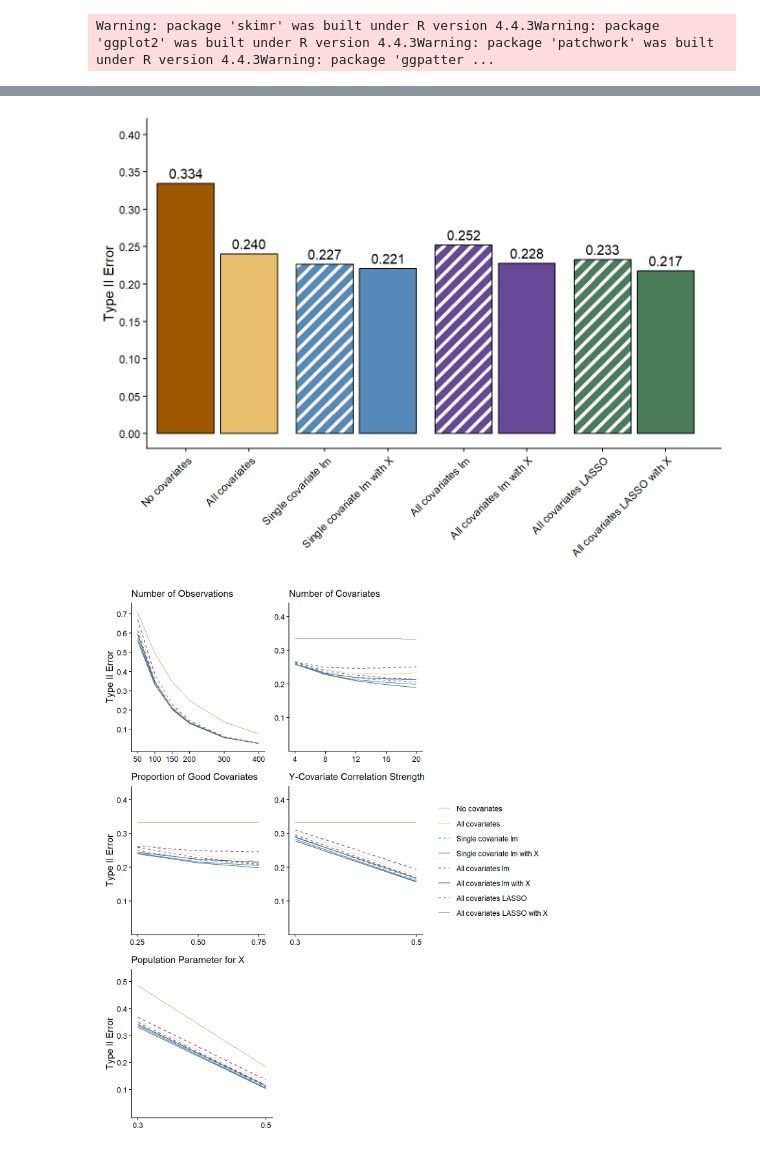
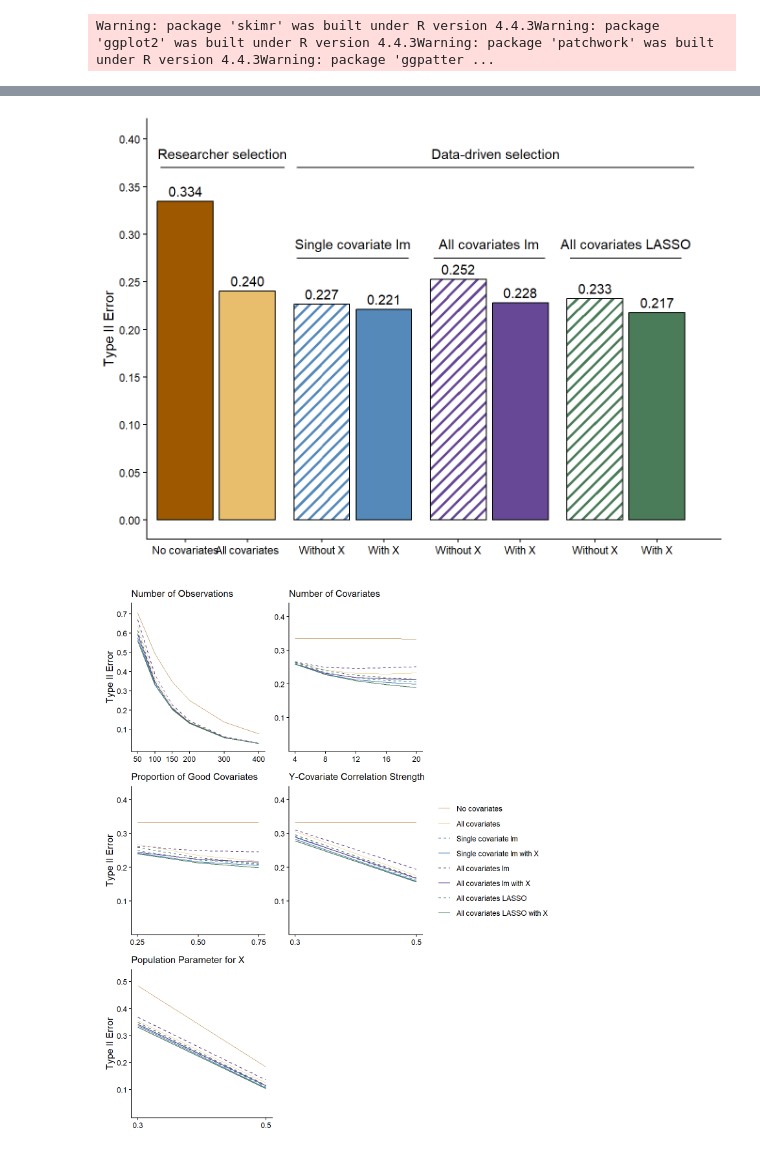
Before and after one commit to jjcurtin/study_cov, a Jupyter notebook: notebooks/mak_figures.embed.ipynb, the cells around one changed output, grey strips where cells are left out. Saved outputs shown, nothing was run; the diff lists cells and outputs as text; code cells hidden in the pictures.

```diff
--- a/notebooks/mak_figures.embed.ipynb
+++ b/notebooks/mak_figures.embed.ipynb
@@ -53,28 +53,28 @@ rm(d_20_covs, d_n50, d2_0, d2_03, d2_05, d_wo_x_og, d_wo_x_new)
 #| label: factor levels
 
 d_0 <- d_0 |>
-  mutate(method = factor(method, levels = c("p_hacked", "no_covs", "all_covs", "r",
+  mutate(method = factor(method, levels = c("no_covs", "all_covs","p_hacked",  "r",
                                             "partial_r", "full_lm_wo_x", "full_lm",
                                            "lasso_wo_x", "lasso"),
-                         labels = c("p-hacking", "No covariates", "All covariates",
+                         labels = c("No covariates", "All covariates", "p-hacking",
                                     "Single covariate lm", "Single covariate lm with X",
                                     "All covariates lm", "All covariates lm with X",
                                             "All covariates LASSO", "All covariates LASSO with X")))
 
 d_03 <- d_03 |>
-  mutate(method = factor(method, levels = c("p_hacked", "no_covs", "all_covs",  "r",
+  mutate(method = factor(method, levels = c("no_covs", "all_covs","p_hacked",   "r",
                                             "partial_r", "full_lm_wo_x", "full_lm",
                                            "lasso_wo_x", "lasso"),
-                         labels = c("p-hacking", "No covariates", "All covariates",
+                         labels = c( "No covariates", "All covariates", "p-hacking",
                                     "Single covariate lm", "Single covariate lm with X",
                                     "All covariates lm", "All covariates lm with X",
                                             "All covariates LASSO", "All covariates LASSO with X")))
 
 d_05 <- d_05 |>
-  mutate(method = factor(method, levels = c("p_hacked", "no_covs", "all_covs",  "r",
+  mutate(method = factor(method, levels = c("no_covs", "all_covs","p_hacked",   "r",
                                             "partial_r", "full_lm_wo_x", "full_lm",
                                            "lasso_wo_x", "lasso"),
-                         labels = c("p-hacking", "No covariates", "All covariates",
+                         labels = c("No covariates", "All covariates", "p-hacking",
                                     "Single covariate lm", "Single covariate lm with X",
                                     "All covariates lm", "All covariates lm with X",
                                             "All covariates LASSO", "All covariates LASSO with X")))
@@ -280,8 +299,20 @@ plot_df <- df |>
 
 
 x_breaks <- plot_df$x_pos
-x_labels <- plot_df$method_chr
+x_labels <- c("No covariates", "All covariates",
+              "Without X", "With X",
+              "Without X", "With X",
+              "Without X", "With X")
 
+segment_labels <- tibble::tibble(
+  x = c(mean(c(0.6, 2.6)),
+        mean(c(2.8, 9.2)),
+        mean(c(2.8, 4.6)),
+        mean(c(5, 6.8)),
+        mean(c(7.2, 9))),
+  y = c(.37, .37, .275, .275, .275) + 0.015,
+  label = c("Researcher selection", "Data-driven selection", "Single covariate lm", "All covariates lm", "All covariates LASSO")
+)
 
 
 ggplot(
@@ -290,38 +321,46 @@ ggplot(
 ) +
    geom_bar_pattern(
     stat = "identity",
     width = bar_width,
     pattern_colour = "white",
     pattern_fill = "white",
     pattern_angle = 45,
-    pattern_density = 0.3,
-    pattern_size = 0.1,
-    pattern_spacing = 0.03,
+    pattern_density = 0.6,
+    pattern_spacing = 0.02,
     color = "black"
   ) +
+  geom_segment(aes(y = .37, x = .6, xend = 2.6)) +
+  geom_segment(aes(y = .37, x = 2.8, xend = 9.2)) +
+  geom_segment(aes(y = .275, x = 2.8, xend = 4.6)) +
+  geom_segment(aes(y = .275, x = 5, xend = 6.8)) +
+  geom_segment(aes(y = .275, x = 7.2, xend = 9)) +
   geom_text(
     aes(label = sprintf("%.3f", type_II)),
     vjust = -0.5
+  ) +
+  geom_text(
+    data = segment_labels,
+    aes(x = x, y = y, label = label),
+    inherit.aes = FALSE
   ) +
   labs(x = NULL, y = "Type II Error") +
   scale_y_continuous(
     limits = c(0, max(type_II_summary$type_II) * 1.2),
     breaks = seq(0, max(type_II_summary$type_II) * 1.2, by = 0.05)
   ) +
   # numeric x with custom breaks/labels; gaps are just extra space between positions
   scale_x_continuous(
     breaks = x_breaks,
     labels = x_labels,
     expand = expansion(mult = c(0.02, 0.05))  # trim extra margin if you like
   ) +
   scale_pattern_manual(values = method_patterns) +
   scale_fill_manual(values = method_colors) +
   theme(
-    axis.text.x = element_text(angle = 45, hjust = 1),
     legend.position = "none"
   )
 # %% [output]
-[figure, old version]
+[figure, new version]
 # %%
 observations_2 <- d_all |>
   group_by(method, n_obs) |>
```
Also changed, not shown: parts of 3 cells of this notebook, 9 other files.
